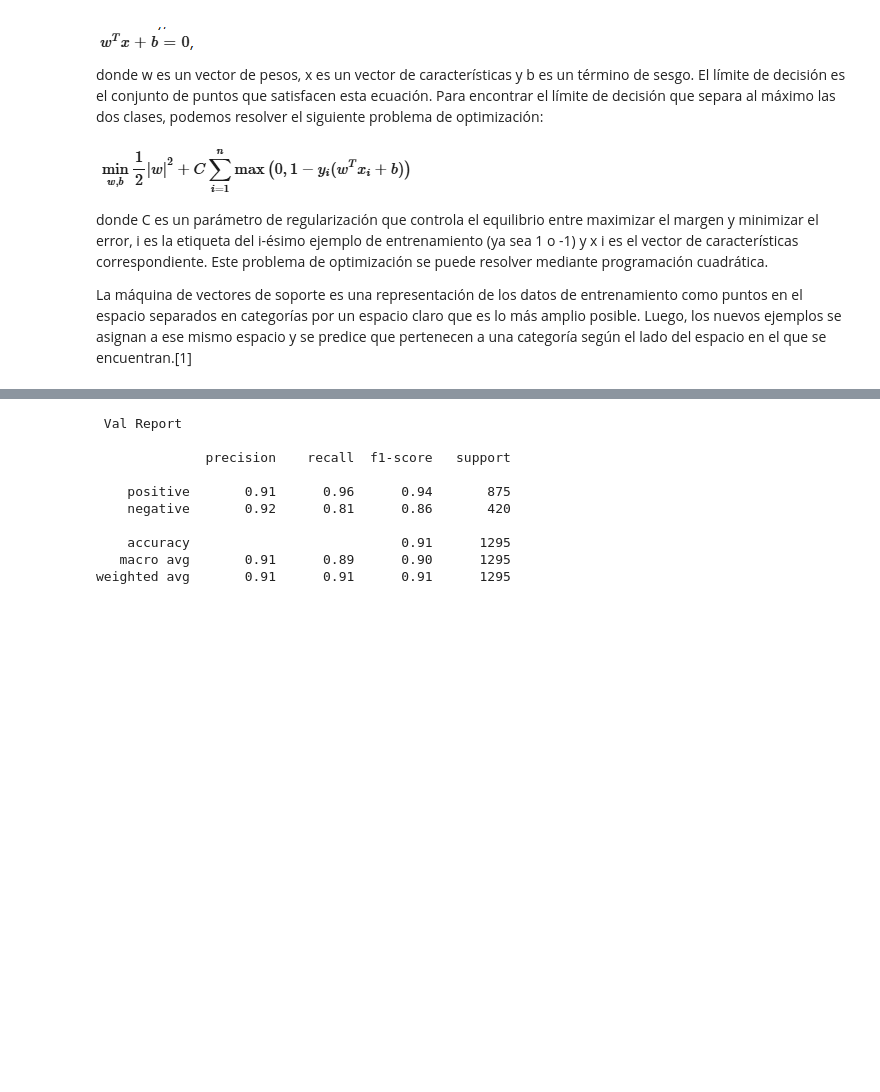
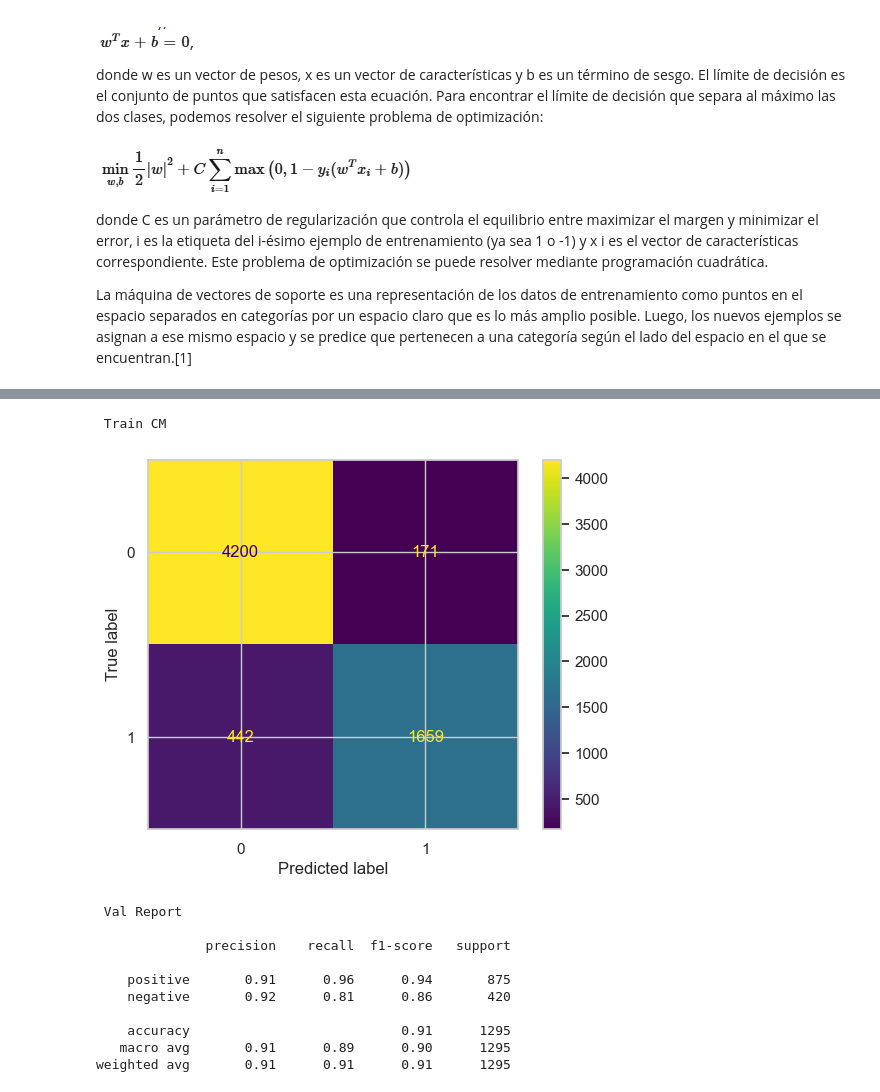
Before and after one commit to A01795375/Proyecto_Integrador_cancer, a Jupyter notebook: notebooks/Avance 3.ipynb, the cells around one changed output, grey strips where cells are left out. Cells and saved outputs as stored; diff of their text form; code cells hidden in the pictures; blank space fills up the shorter version.

Commit message:
updated: added SVC train and test metrics

```diff
--- a/notebooks/Avance 3.ipynb
+++ b/notebooks/Avance 3.ipynb
@@ -164,10 +165,10 @@ La máquina de vectores de soporte es una representación de los datos de entren
 
 param_grid = {'C': [0.1, 1, 10, 100, 1000],
               'gamma': [1, 0.1, 0.01, 0.001, 0.0001],
-              'kernel': ['rbf','sigmoid',],
-              'random_state': [4]}
+              'kernel': ['rbf','sigmoid']
+              }
 
-svc_grid = grid = GridSearchCV(SVC(), param_grid, refit = True, verbose = 3)
+svc_grid = grid = GridSearchCV(SVC(random_state = 4), param_grid, refit = True, verbose = 3, n_jobs = -1)
 # %%
 svc_grid.fit(X_train, y_train)
 # %% [output]
@@ -201 +191,3 @@ print(grid.best_estimator_)
 SVC(C=10, gamma=0.01, random_state=4)
+# %%
+y_train_pred_svc = grid.predict(X_train)
@@ -201,0 +208,9 @@ SVC(C=10, gamma=0.01, random_state=4)
+# %%
+print(' Train CM \n')
+cm_svc = confusion_matrix(y_train, y_train_pred_svc)
+disp = ConfusionMatrixDisplay(confusion_matrix=cm_svc)
+disp.plot()
+plt.show()
+# %% [output]
+ Train CM
+[figure, added]
```
Also changed, not shown: parts of 12 cells of this notebook.
